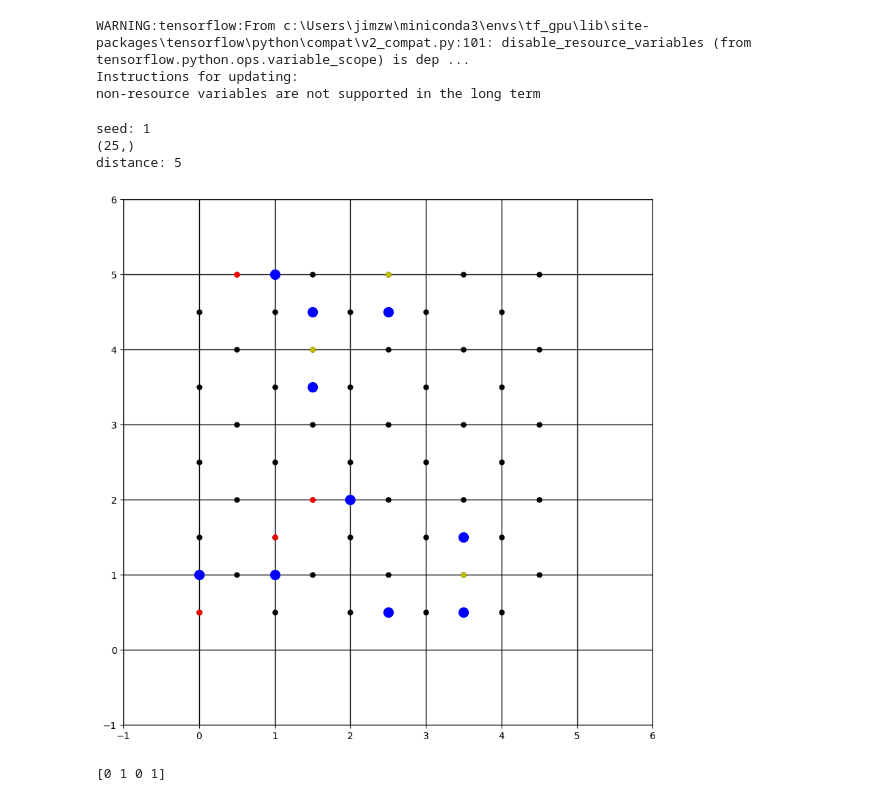
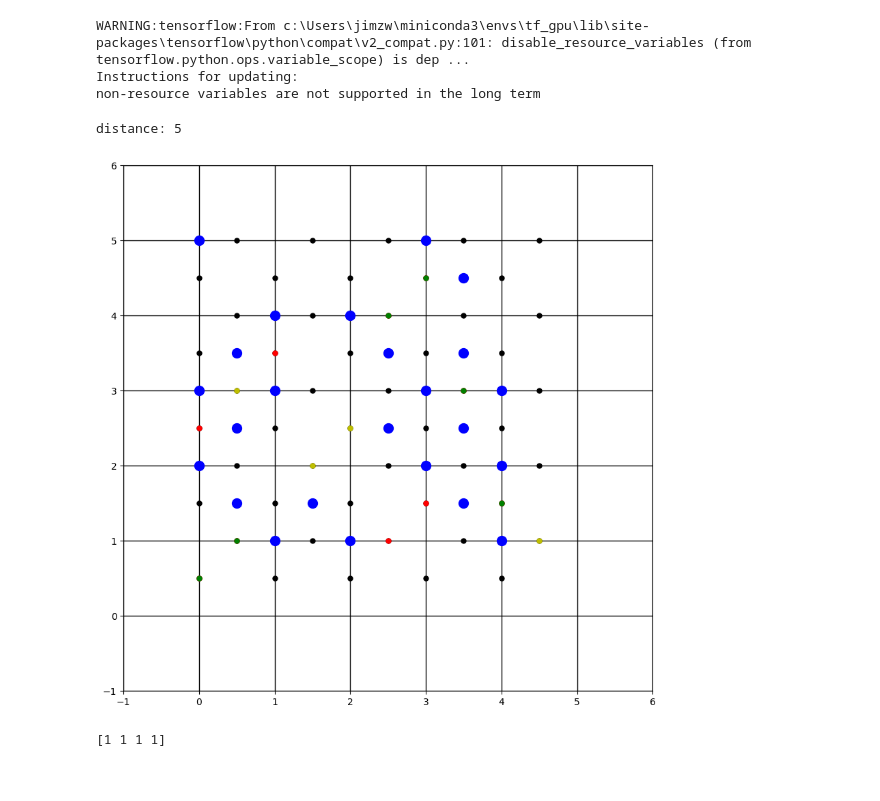
Before and after one commit to jiwang6/gconv-decoder, a Jupyter notebook: high-level/datagen_test.ipynb, the cells around one changed output. Drawn from its saved outputs; the diff is of its cells as text; code cells hidden in the pictures.

```diff
--- a/high-level/datagen_test.ipynb
+++ b/high-level/datagen_test.ipynb
@@ -32,30 +32,28 @@ WARNING:tensorflow:From c:\Users\jimzw\miniconda3\envs\tf_gpu\lib\site-packages\
 Instructions for updating:
 non-resource variables are not supported in the long term
 # %%
-distance = 5
-percent_error = 5
+distance = 9
+percent_error = 155
 
-dataset = np.load(f'test-datasets/HL_data_{distance}_{percent_error}_1.npy')
+dataset = np.load(f'test-datasets/HL_data_{distance}_{percent_error}_70000.npy')
 
 from Datagen import generate_single_observation
 
-observation = generate_single_observation(useed=1)
+observation = dataset[0]#generate_single_observation(useed=1)
 
 # all but last 4
 plot_data = observation[:-4]
 
 syndrome = plot_data[:2*distance**2]
 noise = plot_data[2*distance**2:]
 
 decoding = observation[-4:]
 
 
 
 visualize_observation(plot_data)
 print(decoding)
 # %% [output]
-seed: 1
-(25,)
 distance: 5
-[figure, old version]
+[figure, new version]
-[0 1 0 1]
+[1 1 1 1]
```
Also changed, not shown: 29 other files.
